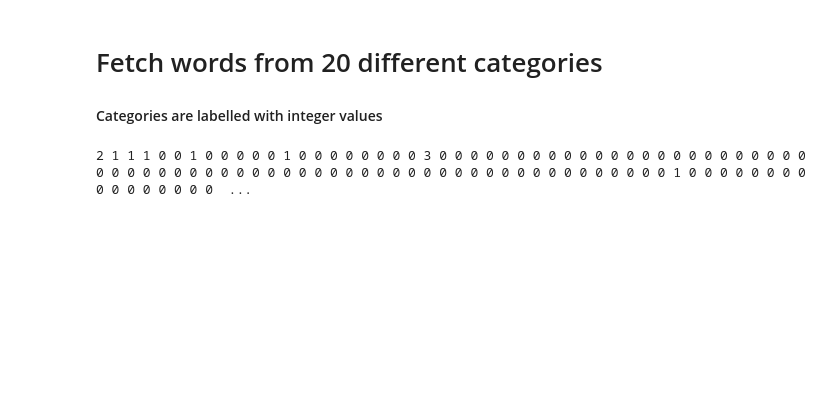
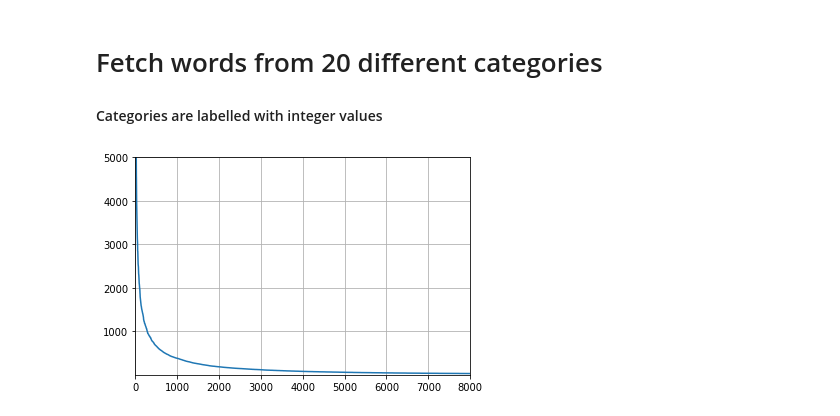
Before and after one commit to gourab-sinha/Machine_Learning, a Jupyter notebook: Naive Bayes Classifier/Project/Text_Classification.ipynb, the cells around one changed output. Saved outputs shown, nothing was run; the diff lists cells and outputs as text; code cells hidden in the pictures; blank space fills up the shorter version.

```diff
--- a/Naive Bayes Classifier/Project/Text_Classification.ipynb
+++ b/Naive Bayes Classifier/Project/Text_Classification.ipynb
@@ -163,4 +12,0 @@ dataset = clf.build_dataset(top_words)
-# %%
-print(*dataset.iloc[6400])
-# %% [output]
-2 1 1 1 0 0 1 0 0 0 0 0 1 0 0 0 0 0 0 0 0 3 0 0 0 0 0 0 0 0 0 0 0 0 0 0 0 0 0 0 0 0 0 0 0 0 0 0 0 0 0 0 0 0 0 0 0 0 0 0 0 0 0 0 0 0 0 0 0 0 0 0 0 0 0 0 0 0 0 0 0 0 0 1 0 0 0 0 0 0 0 0 0 0 0 0 0 0 0 0  ...
@@ -166,0 +316,14 @@ print(*dataset.iloc[6400])
+# %%
+# Decide based on the graph which words needs to be picked
+features=top_words
+answer1=[]
+answer2=[]
+for i in range(len(features)):
+    answer1.append(i)
+    answer2.append(features[i][1])
+plt.plot(answer1,answer2)
+plt.axis([0,8000,1,5000])
+plt.grid()
+plt.show()
+# %% [output]
+[figure, added]
```
Also changed, not shown: parts of 10 cells of this notebook.
